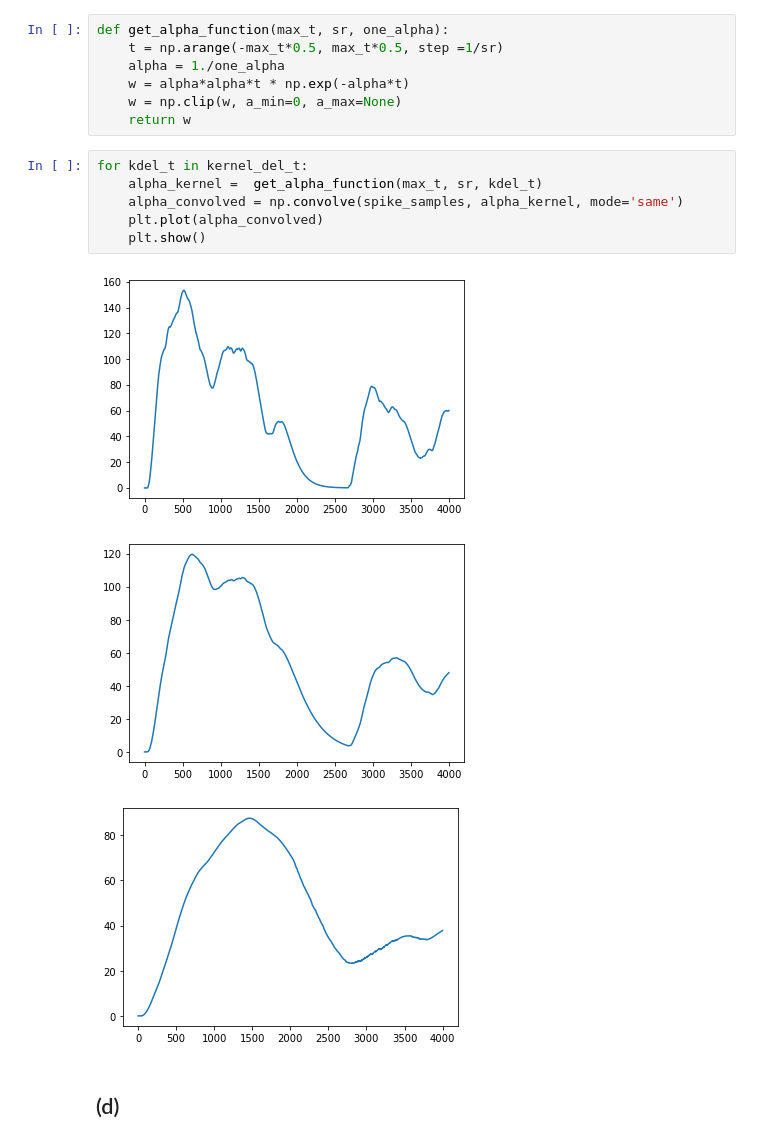
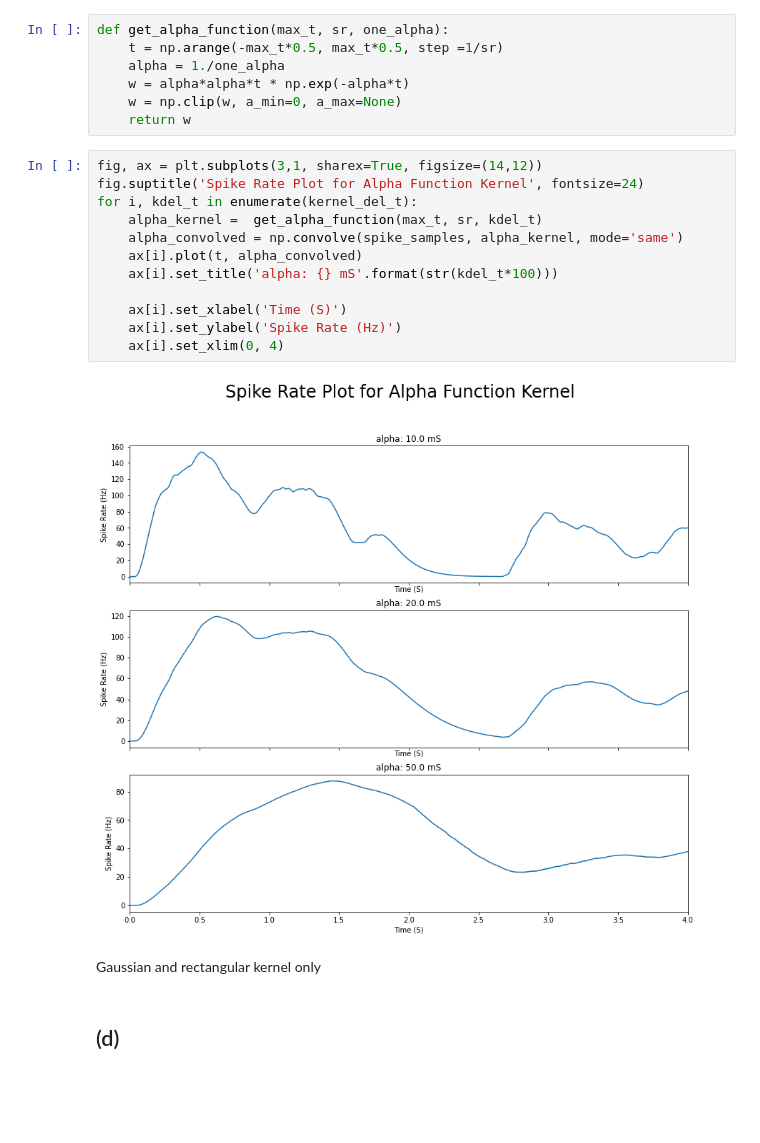
Before and after one commit to bramantyois/aand, a Jupyter notebook: week_01/week_01.ipynb, the cells around one changed output. Saved outputs shown, nothing was run; the diff lists cells and outputs as text; blank space fills up the shorter version.

```diff
--- a/week_01/week_01.ipynb
+++ b/week_01/week_01.ipynb
@@ -92,16 +98,22 @@ def get_alpha_function(max_t, sr, one_alpha):
     w = alpha*alpha*t * np.exp(-alpha*t)
     w = np.clip(w, a_min=0, a_max=None)
     return w
-# %%
-for kdel_t in kernel_del_t:
-    alpha_kernel =  get_alpha_function(max_t, sr, kdel_t)
-    alpha_convolved = np.convolve(spike_samples, alpha_kernel, mode='same')
-    plt.plot(alpha_convolved)
-    plt.show()
-# %% [output]
-[figure, removed]
-[figure, removed]
-[figure, removed]
+# %%
+fig, ax = plt.subplots(3,1, sharex=True, figsize=(14,12))
+fig.suptitle('Spike Rate Plot for Alpha Function Kernel', fontsize=24)
+for i, kdel_t in enumerate(kernel_del_t):
+    alpha_kernel =  get_alpha_function(max_t, sr, kdel_t)
+    alpha_convolved = np.convolve(spike_samples, alpha_kernel, mode='same')
+    ax[i].plot(t, alpha_convolved)
+    ax[i].set_title('alpha: {} mS'.format(str(kdel_t*100)))
+
+    ax[i].set_xlabel('Time (S)')
+    ax[i].set_ylabel('Spike Rate (Hz)')
+    ax[i].set_xlim(0, 4)
+# %% [output]
+[figure, added]
+# %% [markdown]
+Gaussian and rectangular kernel only
 # %% [markdown]
 ## (d)
 # %%
```
Also changed, not shown: parts of 4 cells of this notebook.
